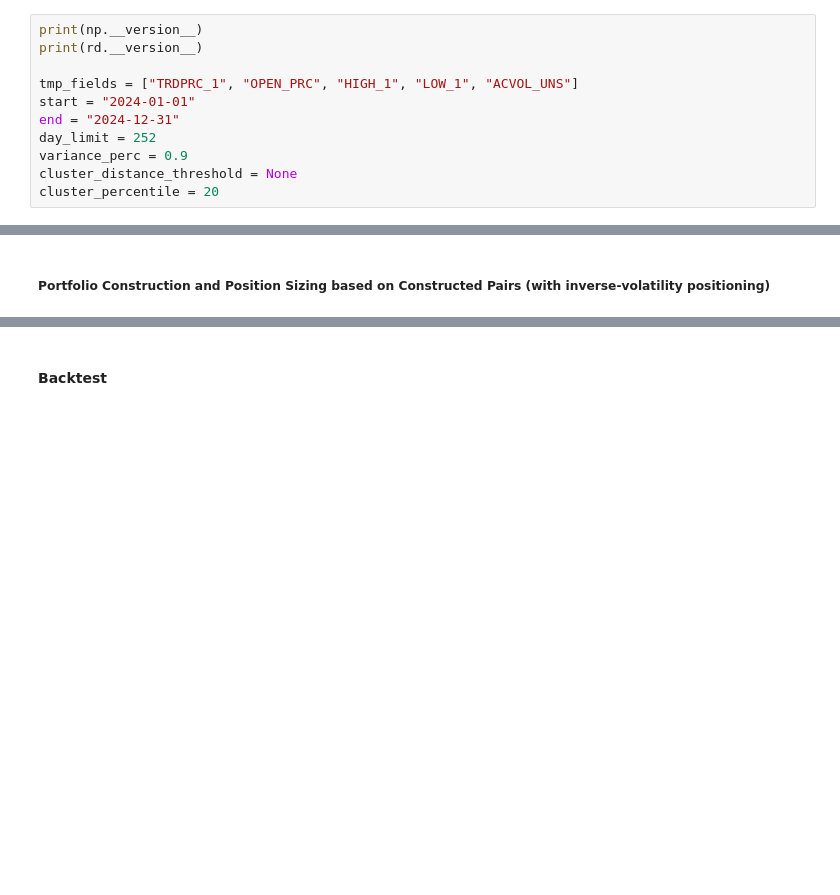
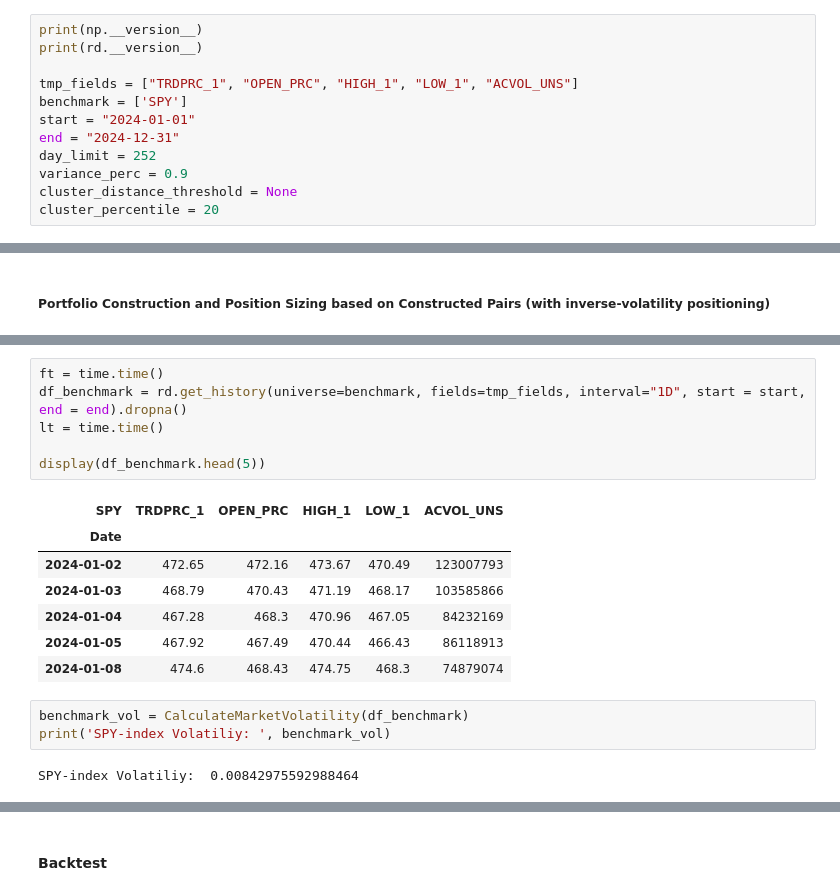
Before and after one commit to AlikMon88/ML-Pairs-Open, a Jupyter notebook: Research/research.ipynb, the cells around one changed output, grey strips where cells are left out. Drawn from its saved outputs; the diff is of its cells as text; blank space fills up the shorter version.

```diff
--- a/Research/research.ipynb
+++ b/Research/research.ipynb
@@ -37,6 +38,7 @@ print(np.__version__)
 print(rd.__version__)
 
 tmp_fields = ["TRDPRC_1", "OPEN_PRC", "HIGH_1", "LOW_1", "ACVOL_UNS"]
+benchmark = ['SPY']
 start = "2024-01-01"
 end = "2024-12-31"
 day_limit = 252
@@ -493,0 +428,19 @@ for pair_key, weight in weights.items():
+# %%
+ft = time.time()
+df_benchmark = rd.get_history(universe=benchmark, fields=tmp_fields, interval="1D", start = start, end = end).dropna()
+lt = time.time()
+
+display(df_benchmark.head(5))
+# %% [output]
+| SPY | TRDPRC_1 | OPEN_PRC | HIGH_1 | LOW_1 | ACVOL_UNS |
+| Date |  |  |  |  |  |
+| 2024-01-02 | 472.65 | 472.16 | 473.67 | 470.49 | 123007793 |
+| 2024-01-03 | 468.79 | 470.43 | 471.19 | 468.17 | 103585866 |
+| 2024-01-04 | 467.28 | 468.3 | 470.96 | 467.05 | 84232169 |
+| 2024-01-05 | 467.92 | 467.49 | 470.44 | 466.43 | 86118913 |
+| 2024-01-08 | 474.6 | 468.43 | 474.75 | 468.3 | 74879074 |
+# %%
+benchmark_vol = CalculateMarketVolatility(df_benchmark)
+print('SPY-index Volatiliy: ', benchmark_vol)
+# %% [output]
+SPY-index Volatiliy:  0.00842975592988464
```
Also changed, not shown: parts of 12 cells of this notebook, 4 other files.
